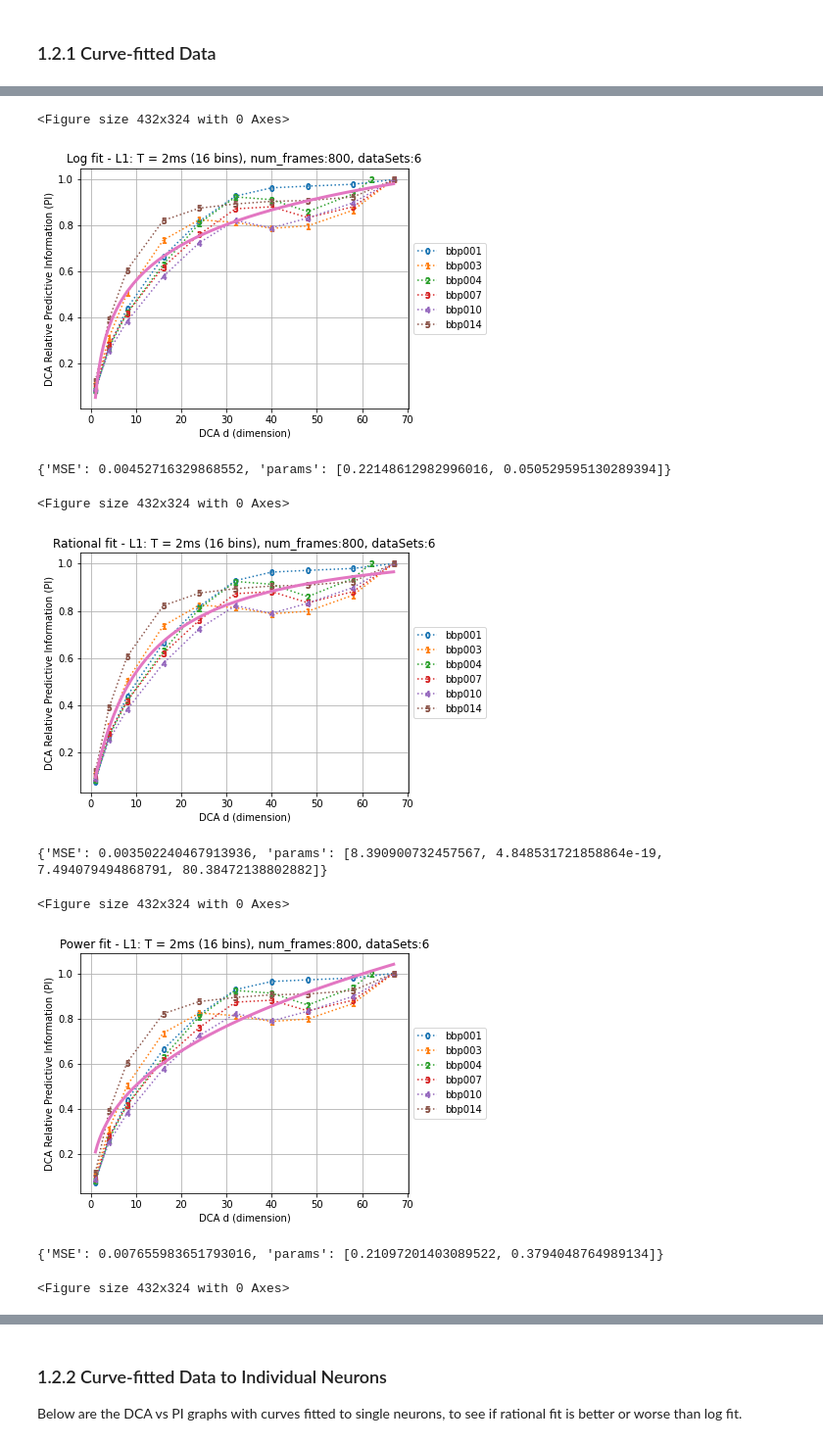
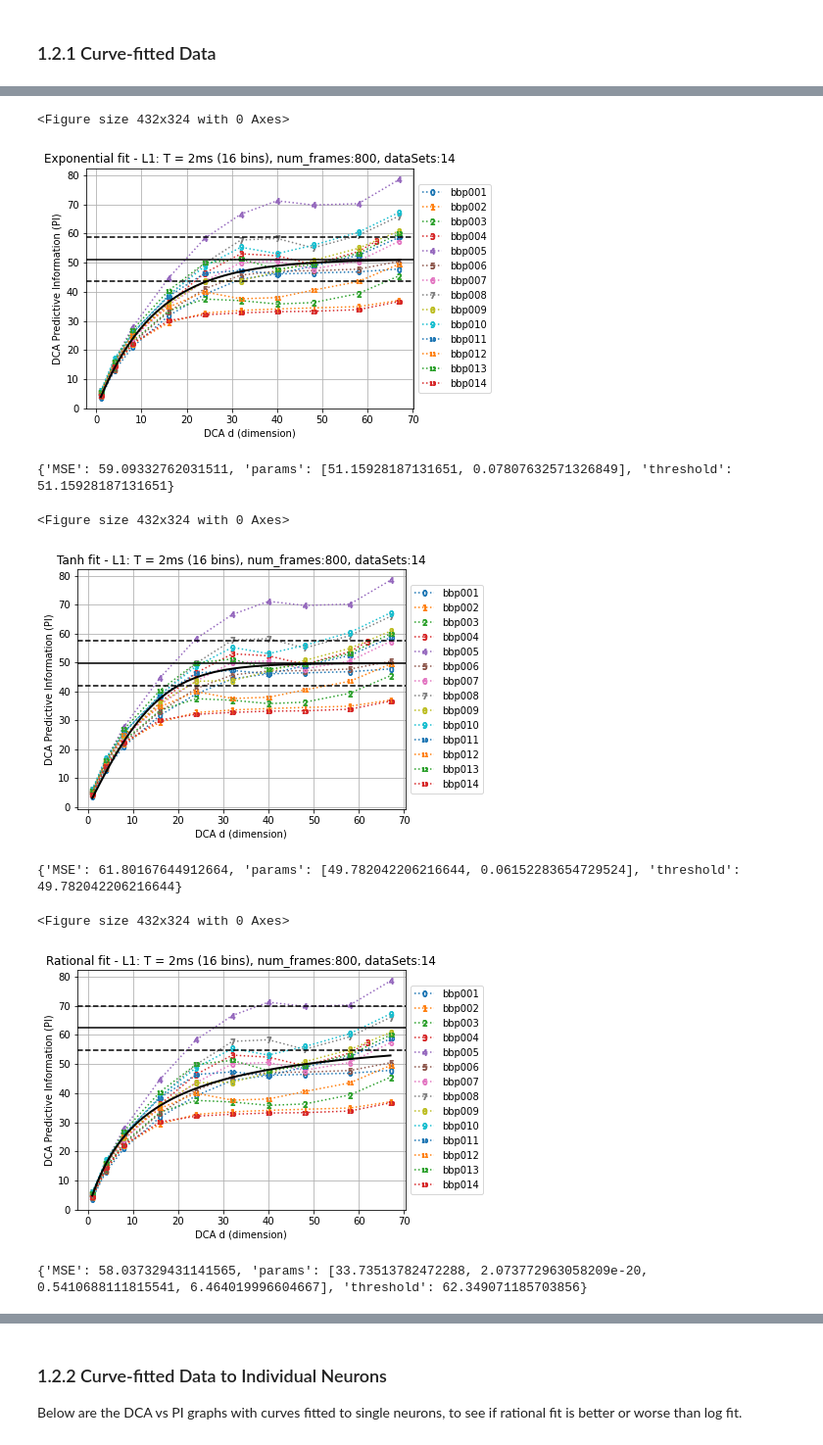
Before and after one commit to sushanthkumar2004/single-neuron-complexity, a Jupyter notebook: DCA_Graphs_and_Analysis.ipynb, the cells around one changed output, grey strips where cells are left out. Shown at 98% size. Cells and saved outputs as stored; diff of their text form; code cells hidden in the pictures.

Commit message:
added threshold and error bars

```diff
--- a/DCA_Graphs_and_Analysis.ipynb
+++ b/DCA_Graphs_and_Analysis.ipynb
@@ -16,5 +16,7 @@ Point these files and directories to the correct locations on NERSC or on an ext
 # %%
 DCA_800_FRAME_DATA_CSV_FILE = '/global/cfs/cdirs/m2043/balewski/neuronBBP-misc-8kHz/pred-info-169cell-800frames/pred-info-800frames-8kHz-T16_169cell.csv'
 DCA_300_TO_700FRAME_DATA_CSV_DIR = '/global/cfs/cdirs/m2043/balewski/neuronBBP-misc-8kHz/pred-info-169cell-per1frame/'
-pd.read_csv(DCA_800_FRAME_DATA_CSV_FILE)
+CELL_SPECIFIC_DATA_DIR = '/global/cfs/cdirs/m2043/balewski/neuronBBP-data_67pr/'
+DCA_800_FRAME_DATASET = pd.read_csv(DCA_800_FRAME_DATA_CSV_FILE)
+print(DCA_800_FRAME_DATASET)
 # %% [output]
@@ -33,0 +42,13 @@ pd.read_csv(DCA_800_FRAME_DATA_CSV_FILE)
+# %%
+SORTED_CELL_TYPES = {'L1' : [], 'L23' : [], 'L4' : [], 'L5' : [], 'L6' : []}
+
+for cell in DCA_800_FRAME_DATASET['cellName'].unique():
+    with open(CELL_SPECIFIC_DATA_DIR + cell + '/meta.cellSpike.yaml', 'r') as file:
+        cell_info = yaml.safe_load(file)
+    cell_type = cell_info['rawInfo']['bbpName'][:2]
+    if cell_type == 'L2':
+        cell_type = 'L23'
+    SORTED_CELL_TYPES[cell_type].append(cell)
+
+# This will be used later when we apply aggregate curve fitting
+print(SORTED_CELL_TYPES)
@@ -345,19 +401,18 @@ def curve_fit_DCA_vs_PI_maxavg_normalization(cell_names, img_width=6, img_height
 # %%
-L1 = ['bbp001', 'bbp003', 'bbp004', 'bbp007', 'bbp010', 'bbp014']
+%matplotlib inline
 
-print(curve_fit_DCA_vs_PI_maxavg_normalization(L1, cell_type = 'L1', fit='log'))
-print(curve_fit_DCA_vs_PI_maxavg_normalization(L1, cell_type = 'L1', fit='rat'))
-print(curve_fit_DCA_vs_PI_maxavg_normalization(L1, cell_type = 'L1', fit='pow'))
-print(curve_fit_DCA_vs_PI_maxavg_normalization(L1, cell_type = 'L1', fit='exp'))
-print(curve_fit_DCA_vs_PI_maxavg_normalization(L1, cell_type = 'L1', fit='tanh'))
+L1 = SORTED_CELL_TYPES['L1'] # ['bbp001', 'bbp003', 'bbp004', 'bbp007', 'bbp010', 'bbp014']
+
+print(curve_fit_DCA_vs_PI(L1, cell_type = 'L1', fit='exp', normalizer='unnorm'))
+print(curve_fit_DCA_vs_PI(L1, cell_type = 'L1', fit='tanh', normalizer='unnorm'))
+print(curve_fit_DCA_vs_PI(L1, cell_type = 'L1', fit='rat', normalizer='unnorm'))
 # %% [output]
 <Figure size 432x324 with 0 Axes>
-[figure, old version]
+[figure, new version]
-{'MSE': 0.00452716329868552, 'params': [0.22148612982996016, 0.050529595130289394]}
+{'MSE': 59.09332762031511, 'params': [51.15928187131651, 0.07807632571326849], 'threshold': 51.15928187131651}
 <Figure size 432x324 with 0 Axes>
-[figure, old version]
+[figure, new version]
-{'MSE': 0.003502240467913936, 'params': [8.390900732457567, 4.848531721858864e-19, 7.494079494868791, 80.38472138802882]}
+{'MSE': 61.80167644912664, 'params': [49.782042206216644, 0.06152283654729524], 'threshold': 49.782042206216644}
 <Figure size 432x324 with 0 Axes>
-[figure, old version]
+[figure, new version]
-{'MSE': 0.007655983651793016, 'params': [0.21097201403089522, 0.3794048764989134]}
+{'MSE': 58.037329431141565, 'params': [33.73513782472288, 2.073772963058209e-20, 0.5410688111815541, 6.464019996604667], 'threshold': 62.349071185703856}
-<Figure size 432x324 with 0 Axes>
```
Also changed, not shown: parts of 12 cells of this notebook, 1 other file.
